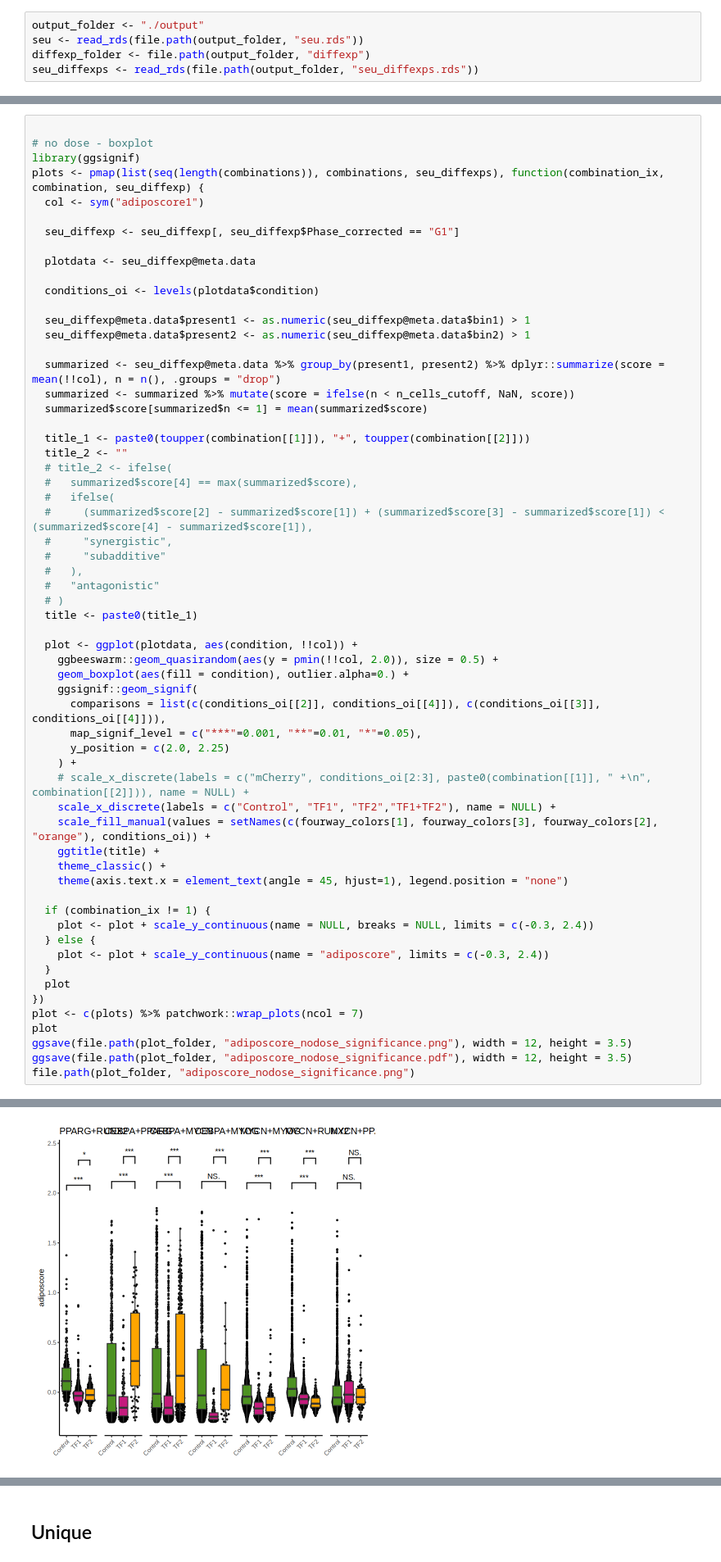
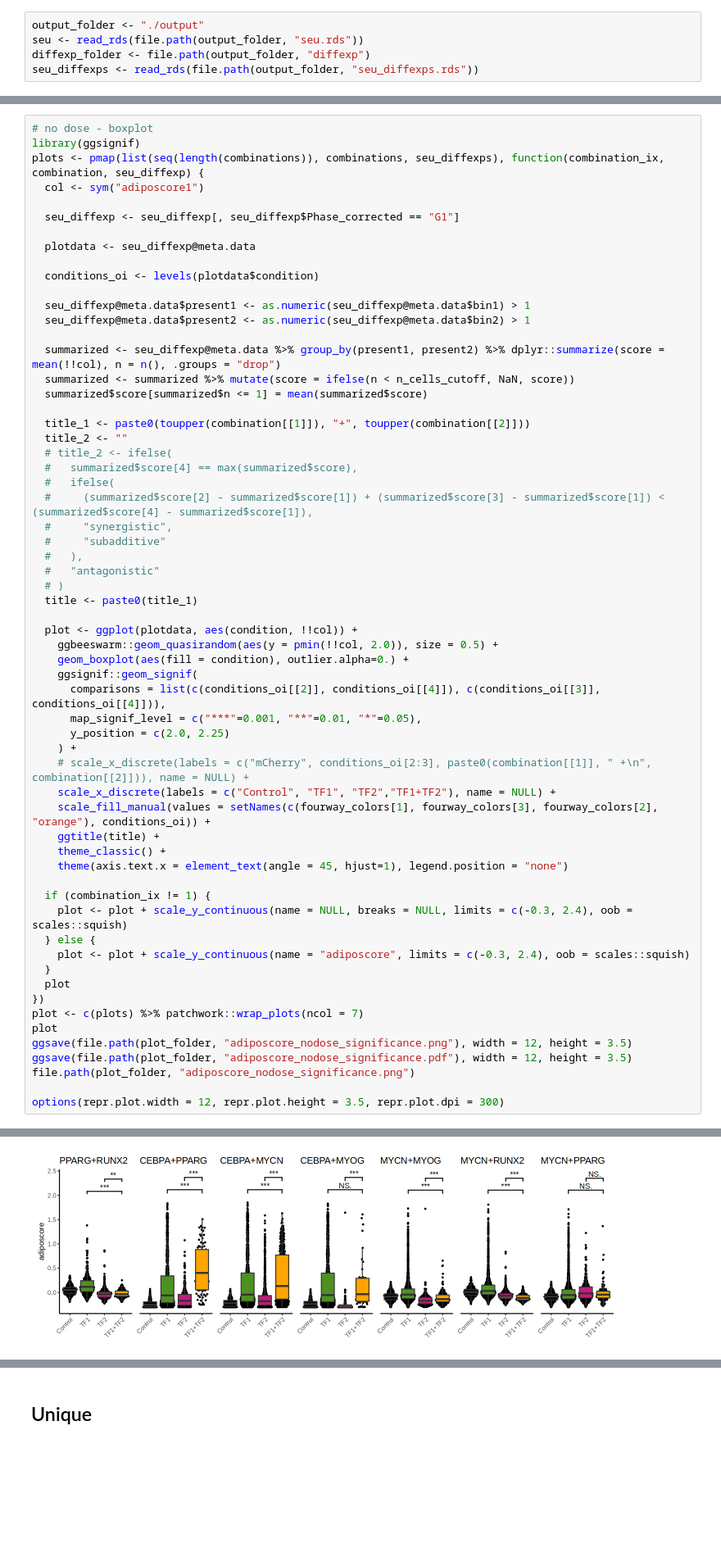
Before and after one commit to DeplanckeLab/TF-seq, a Jupyter notebook: code/ZZ_Combinations/3-pairwise_dosage.ipynb, the cells around one changed output, grey strips where cells are left out. Shown at 82% size. Saved outputs shown, nothing was run; the diff lists cells and outputs as text; blank space fills up the shorter version.

```diff
--- a/code/ZZ_Combinations/3-pairwise_dosage.ipynb
+++ b/code/ZZ_Combinations/3-pairwise_dosage.ipynb
@@ -171,5 +173,4 @@ file.path(heatmap_folder, "adiposcore_nodose.png")
 # %%
-
 # no dose - boxplot
 library(ggsignif)
 plots <- pmap(list(seq(length(combinations)), combinations, seu_diffexps), function(combination_ix, combination, seu_diffexp) {
@@ -217,9 +218,9 @@ plots <- pmap(list(seq(length(combinations)), combinations, seu_diffexps), funct
     theme(axis.text.x = element_text(angle = 45, hjust=1), legend.position = "none")
 
   if (combination_ix != 1) {
-    plot <- plot + scale_y_continuous(name = NULL, breaks = NULL, limits = c(-0.3, 2.4))
+    plot <- plot + scale_y_continuous(name = NULL, breaks = NULL, limits = c(-0.3, 2.4), oob = scales::squish)
   } else {
-    plot <- plot + scale_y_continuous(name = "adiposcore", limits = c(-0.3, 2.4))
+    plot <- plot + scale_y_continuous(name = "adiposcore", limits = c(-0.3, 2.4), oob = scales::squish)
   }
   plot
 })
@@ -228,4 +229,6 @@ plot
 ggsave(file.path(plot_folder, "adiposcore_nodose_significance.png"), width = 12, height = 3.5)
 ggsave(file.path(plot_folder, "adiposcore_nodose_significance.pdf"), width = 12, height = 3.5)
 file.path(plot_folder, "adiposcore_nodose_significance.png")
+
+options(repr.plot.width = 12, repr.plot.height = 3.5, repr.plot.dpi = 300)
 # %% [output]
@@ -250,4 +236,4 @@ Warning message:
-[figure, old version]
+[figure, new version]
 # %%
 ## CELL CYCLE
 plot_folder <- file.path("output/proliferation")
```
Also changed, not shown: parts of 15 cells of this notebook.
